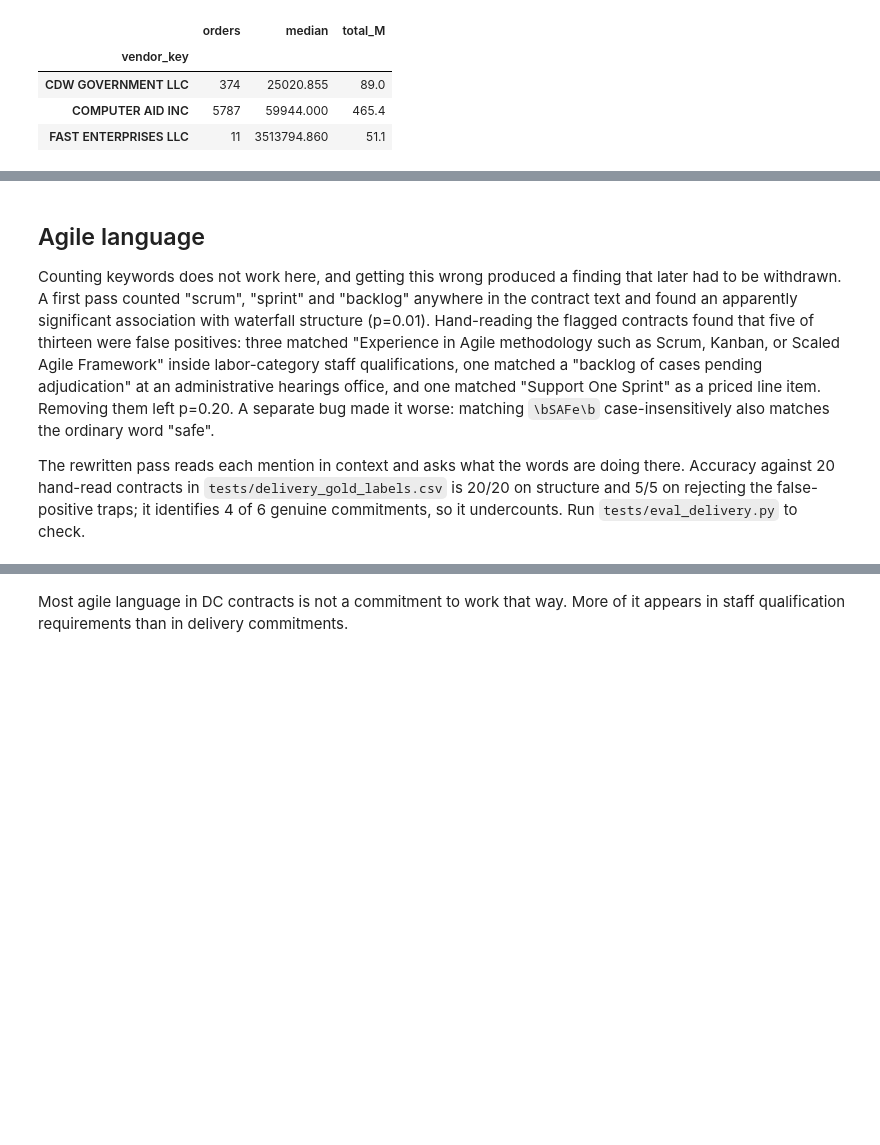
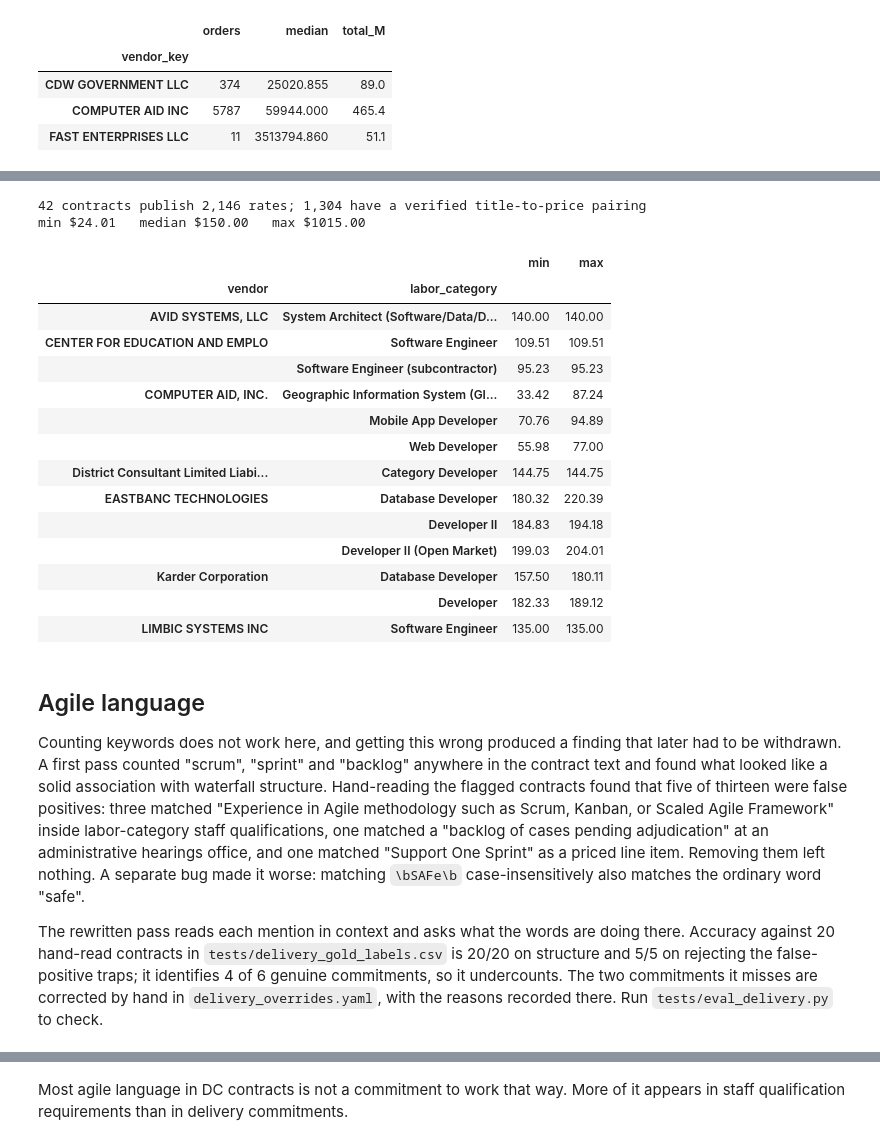
Before and after one commit to abigailhaddad/dc-software-procurement, a Jupyter notebook: analysis/how_dc_buys_software.ipynb, the cells around one changed output, grey strips where cells are left out. Drawn from its saved outputs; the diff is of its cells as text; code cells hidden in the pictures; blank space fills up the shorter version.

```diff
--- a/analysis/how_dc_buys_software.ipynb
+++ b/analysis/how_dc_buys_software.ipynb
@@ -208,20 +259,50 @@ FY2022-FY2026: 5,787 purchase orders, $465M, median $59,944
+# %%
+rates = pd.read_csv('../data/labor_rates.csv')
+ok = rates[rates.pairing.isin(['deterministic', 'proximate'])]
+print(f"{rates.contract_number.nunique()} contracts publish {len(rates):,} rates; "
+      f"{len(ok):,} have a verified title-to-price pairing")
+print(f"min ${rates.hourly_rate.min():.2f}   median ${rates.hourly_rate.median():.2f}   "
+      f"max ${rates.hourly_rate.max():.2f}")
+dev = ok[ok.labor_category.str.contains('develop|programmer|software', case=False)]
+dev = dev.drop_duplicates(subset=['contract_number', 'labor_category', 'level', 'hourly_rate'])
+dev.groupby(['vendor', 'labor_category']).hourly_rate.agg(['min', 'max']).round(2)
+# %% [output]
+42 contracts publish 2,146 rates; 1,304 have a verified title-to-price pairing
+min $24.01   median $150.00   max $1015.00
+|  |  | min | max |
+| vendor | labor_category |  |  |
+| AVID SYSTEMS, LLC | System Architect (Software/Data/D... | 140.00 | 140.00 |
+| CENTER FOR EDUCATION AND EMPLO | Software Engineer | 109.51 | 109.51 |
+|  | Software Engineer (subcontractor) | 95.23 | 95.23 |
+| COMPUTER AID, INC. | Geographic Information System (GI... | 33.42 | 87.24 |
+|  | Mobile App Developer | 70.76 | 94.89 |
+|  | Web Developer | 55.98 | 77.00 |
+| District Consultant Limited Liabi... | Category Developer | 144.75 | 144.75 |
+| EASTBANC TECHNOLOGIES | Database Developer | 180.32 | 220.39 |
+|  | Developer II | 184.83 | 194.18 |
+|  | Developer II (Open Market) | 199.03 | 204.01 |
+| Karder Corporation | Database Developer | 157.50 | 180.11 |
+|  | Developer | 182.33 | 189.12 |
+| LIMBIC SYSTEMS INC | Software Engineer | 135.00 | 135.00 |
 # %% [markdown]
 ## Agile language
 
 Counting keywords does not work here, and getting this wrong produced a finding that later
 had to be withdrawn. A first pass counted "scrum", "sprint" and "backlog" anywhere in the
-contract text and found an apparently significant association with waterfall structure
-(p=0.01). Hand-reading the flagged contracts found that five of thirteen were false
+contract text and found what looked like a solid association with waterfall structure.
+Hand-reading the flagged contracts found that five of thirteen were false
 positives: three matched "Experience in Agile methodology such as Scrum, Kanban, or Scaled
 Agile Framework" inside labor-category staff qualifications, one matched a "backlog of cases
 pending adjudication" at an administrative hearings office, and one matched "Support One
-Sprint" as a priced line item. Removing them left p=0.20. A separate bug made it worse:
+Sprint" as a priced line item. Removing them left nothing. A separate bug made it worse:
 matching `\bSAFe\b` case-insensitively also matches the ordinary word "safe".
 
 The rewritten pass reads each mention in context and asks what the words are doing there.
 Accuracy against 20 hand-read contracts in `tests/delivery_gold_labels.csv` is 20/20 on
 structure and 5/5 on rejecting the false-positive traps; it identifies 4 of 6 genuine
-commitments, so it undercounts. Run `tests/eval_delivery.py` to check.
+commitments, so it undercounts. The two commitments it misses are corrected by hand in
+`delivery_overrides.yaml`, with the reasons recorded there. Run `tests/eval_delivery.py`
+to check.
 # %%
 mentions = delivery[delivery.agile_mention_kind != 'no_agile_language']
 print(f'{len(delivery)} contracts with readable award text; {len(mentions)} mention agile at all')
```
Also changed, not shown: parts of 14 cells of this notebook, 7 other files.
